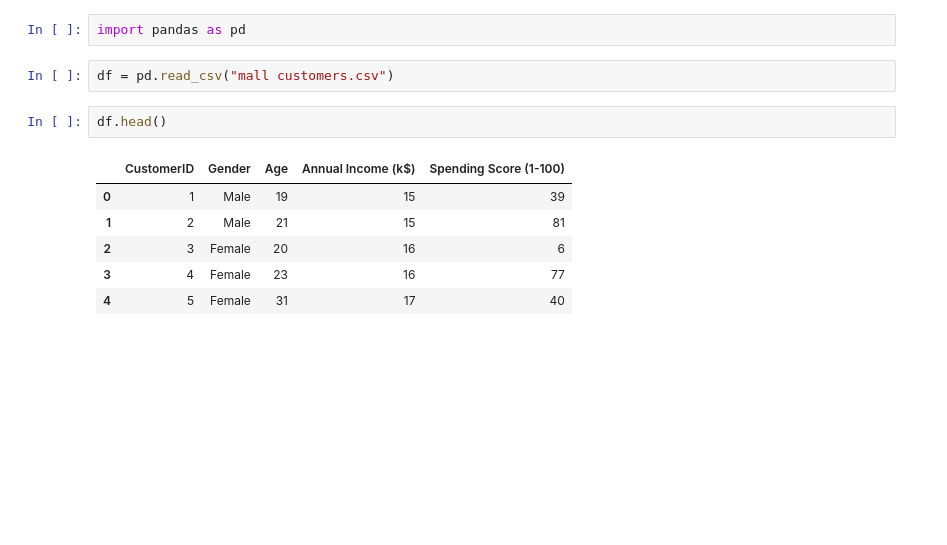
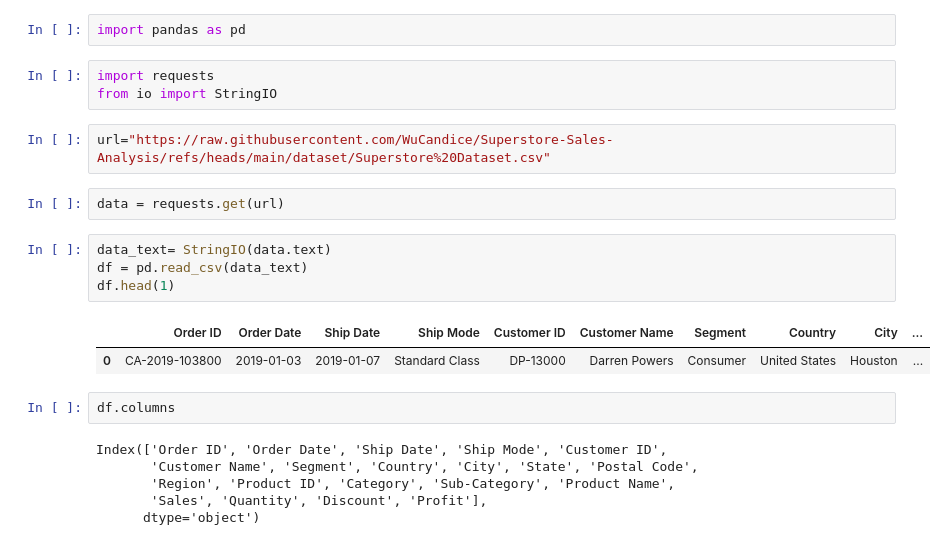
Before and after one commit to SajibSaha3/encode-done, a Jupyter notebook: encode.ipynb, the cells around one changed output. Cells and saved outputs as stored; diff of their text form; blank space fills up the shorter version.

```diff
--- a/encode.ipynb
+++ b/encode.ipynb
@@ -1,13 +1,24 @@
 # %%
 import pandas as pd
-# %%
-df = pd.read_csv("mall customers.csv")
+# %%
+import requests
+from io import StringIO
+# %%
+url="https://raw.githubusercontent.com/WuCandice/Superstore-Sales-Analysis/refs/heads/main/dataset/Superstore%20Dataset.csv"
+# %%
+data = requests.get(url)
+# %%
+data_text= StringIO(data.text)
+df = pd.read_csv(data_text)
+df.head(1)
+# %% [output]
+|  | Order ID | Order Date | Ship Date | Ship Mode | Customer ID | Customer Name | Segment | Country | City | ... |
+| 0 | CA-2019-103800 | 2019-01-03 | 2019-01-07 | Standard Class | DP-13000 | Darren Powers | Consumer | United States | Houston | ... |
 # %%
-df.head()
+df.columns
 # %% [output]
-|  | CustomerID | Gender | Age | Annual Income (k$) | Spending Score (1-100) |
-| 0 | 1 | Male | 19 | 15 | 39 |
-| 1 | 2 | Male | 21 | 15 | 81 |
-| 2 | 3 | Female | 20 | 16 | 6 |
-| 3 | 4 | Female | 23 | 16 | 77 |
-| 4 | 5 | Female | 31 | 17 | 40 |
+Index(['Order ID', 'Order Date', 'Ship Date', 'Ship Mode', 'Customer ID',
+       'Customer Name', 'Segment', 'Country', 'City', 'State', 'Postal Code',
+       'Region', 'Product ID', 'Category', 'Sub-Category', 'Product Name',
+       'Sales', 'Quantity', 'Discount', 'Profit'],
+      dtype='object')
```
Also changed, not shown: parts of 51 cells of this notebook, 1 other file.
